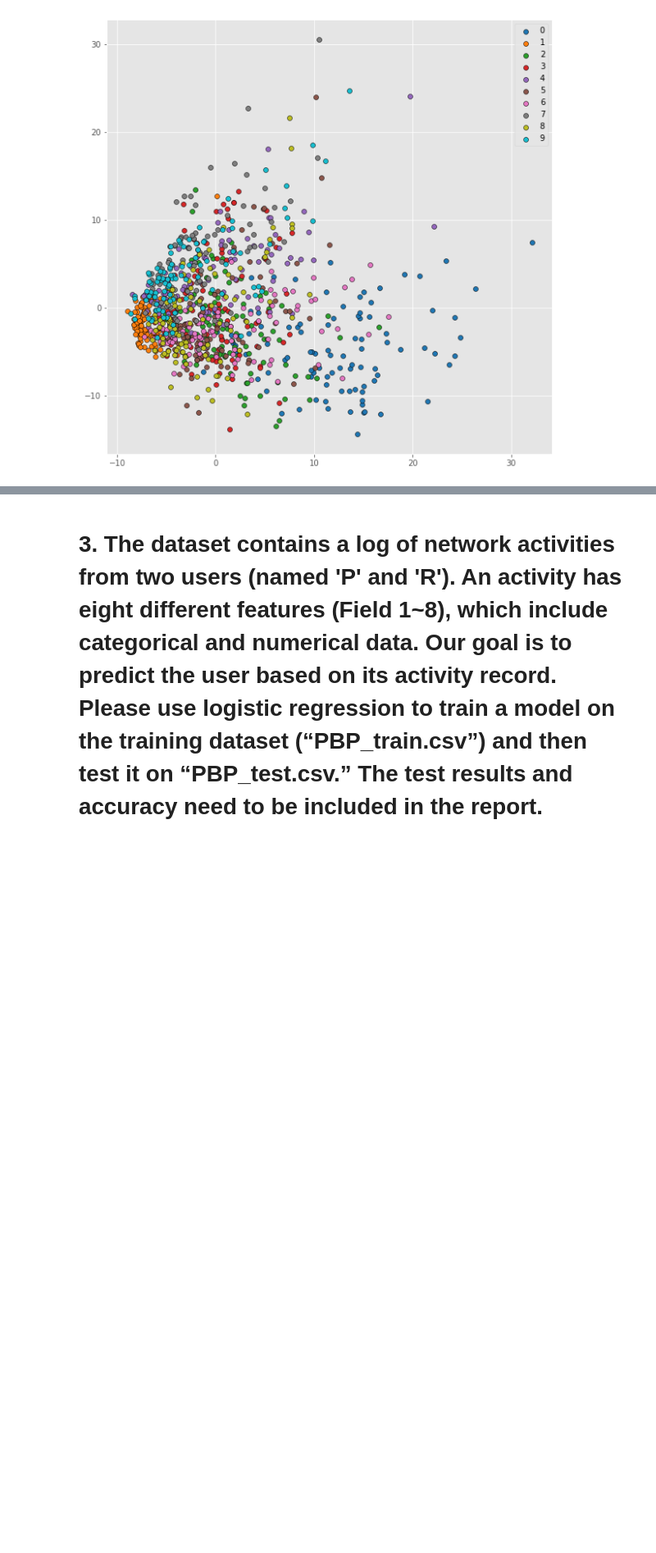
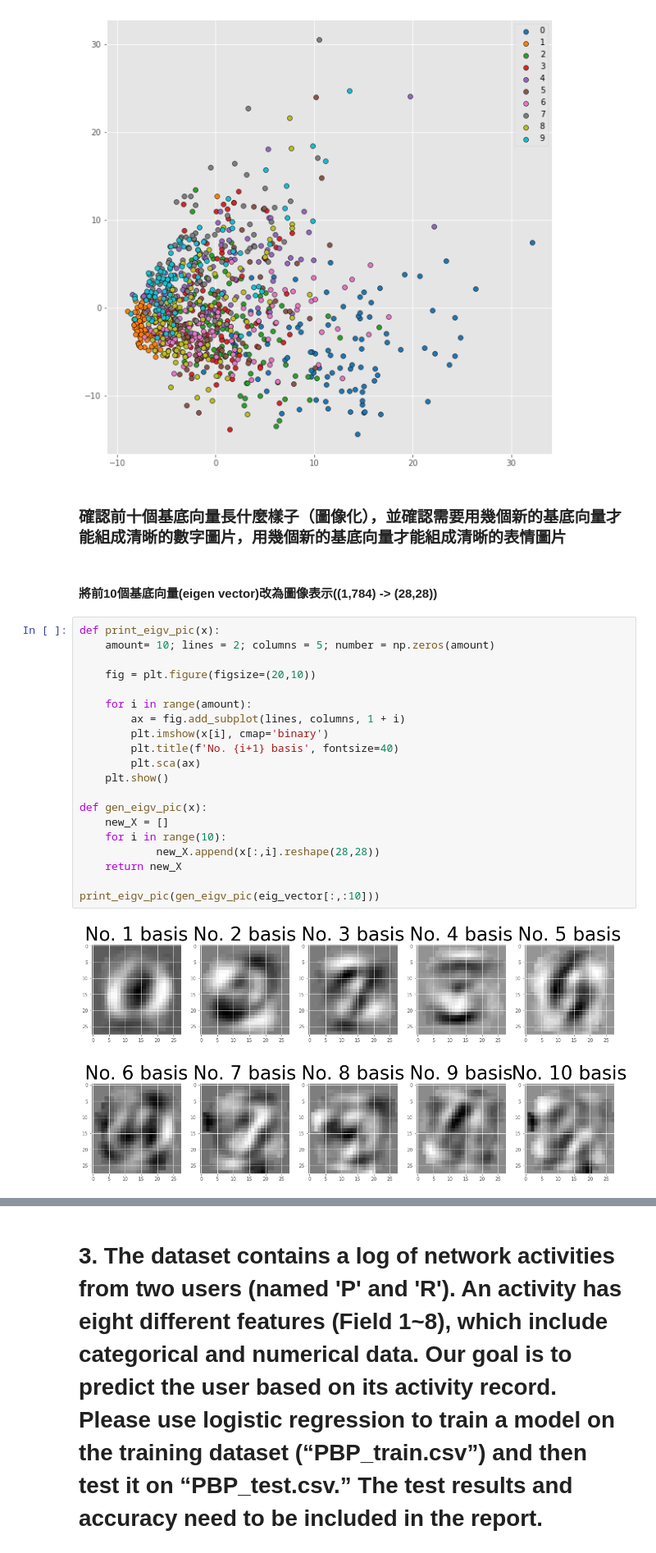
Before and after one commit to theabc50111/nccu_cs_hw, a Jupyter notebook: DeepLearning_HW/hw2/110753201_hw2_DL_資科碩一曹昱維.ipynb, the cells around one changed output, grey strips where cells are left out. Shown at 82% size. Drawn from its saved outputs; the diff is of its cells as text; blank space fills up the shorter version.

```diff
--- a/DeepLearning_HW/hw2/110753201_hw2_DL_資科碩一曹昱維.ipynb
+++ b/DeepLearning_HW/hw2/110753201_hw2_DL_資科碩一曹昱維.ipynb
@@ -198,3 +204,29 @@ plt.legend()
 # %% [output]
 <matplotlib.legend.Legend at 0x...>
 [figure]
+# %% [markdown]
+###  確認前十個基底向量長什麼樣子（圖像化），並確認需要用幾個新的基底向量才能組成清晰的數字圖片，用幾個新的基底向量才能組成清晰的表情圖片
+# %% [markdown]
+#### 將前10個基底向量(eigen vector)改為圖像表示((1,784) -> (28,28))
+# %%
+def print_eigv_pic(x):
+    amount= 10; lines = 2; columns = 5; number = np.zeros(amount)
+
+    fig = plt.figure(figsize=(20,10))
+
+    for i in range(amount):
+        ax = fig.add_subplot(lines, columns, 1 + i)
+        plt.imshow(x[i], cmap='binary')
+        plt.title(f'No. {i+1} basis', fontsize=40)
+        plt.sca(ax)
+    plt.show()
+
+def gen_eigv_pic(x):
+    new_X = []
+    for i in range(10):
+            new_X.append(x[:,i].reshape(28,28))
+    return new_X
+
+print_eigv_pic(gen_eigv_pic(eig_vector[:,:10]))
+# %% [output]
+[figure, added]
```
Also changed, not shown: parts of 9 cells of this notebook, 4 other files.
